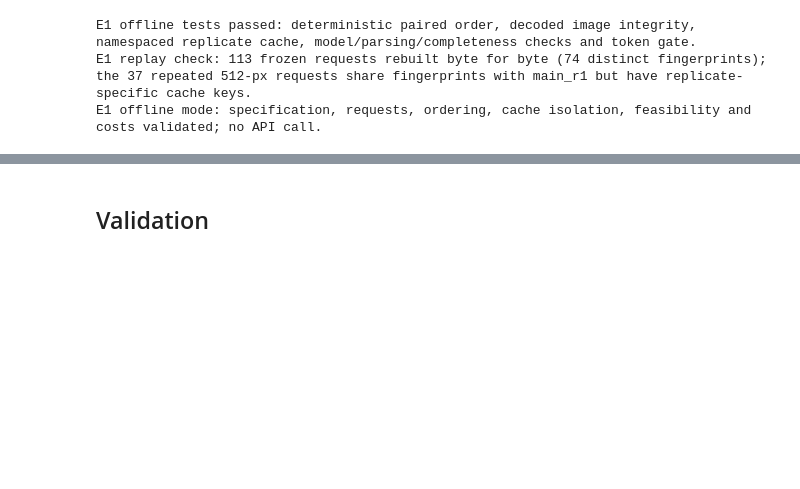
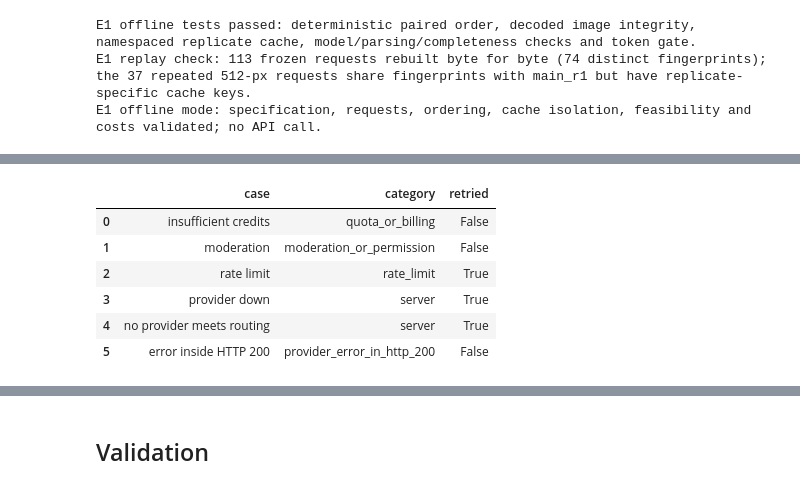
Before and after one commit to ROUSenghak/Multimodal-Document-Intelligence, a Jupyter notebook: notebooks/02_question_answering.ipynb, the cells around one changed output, grey strips where cells are left out. Drawn from its saved outputs; the diff is of its cells as text; code cells hidden in the pictures; blank space fills up the shorter version.

```diff
--- a/notebooks/02_question_answering.ipynb
+++ b/notebooks/02_question_answering.ipynb
@@ -1677,0 +2598,85 @@ E1 offline mode: specification, requests, ordering, cache isolation, feasibility
+# %%
+# Mocked OpenRouter responses as real SDK objects: the request the SDK would send, field extraction and every failure path.
+# No request leaves the machine; these bodies are interface tests and never enter a result.
+OPENROUTER_REQUEST = httpx.Request("POST", "https://openrouter.ai/api/v1/chat/completions")
+
+
+def mock_openrouter_completion(content, *, finish_reason="stop", provider="Parasail", prompt_tokens=1474, cached=0, cost=0.0004,
+                               error=None, choices=True):
+    body = {"id": "gen-mock-0001", "object": "chat.completion", "created": 0, "model": E2_MODEL["model_slug"], "provider": provider,
+            "usage": {"prompt_tokens": prompt_tokens, "completion_tokens": 20, "total_tokens": prompt_tokens + 20, "cost": cost,
+                      "prompt_tokens_details": {"cached_tokens": cached}, "is_byok": False}}
+    if choices:
+        body["choices"] = [{"index": 0, "finish_reason": finish_reason, "native_finish_reason": finish_reason,
+                            "message": {"role": "assistant", "content": content}, **({"error": error} if error else {})}]
+    elif error:
+        body["error"] = error
+    return ChatCompletion.construct(**body)  # the SDK builds responses without validation, as here
+
+
+request = e2_requests[(E2_EXECUTION["technical_smoke_qid"], "E2_Q_768")]
+expected_tokens = request["expected"]["prompt_tokens"]
+
+# 1. What the SDK receives: E1's messages and parameters unchanged, the slug, and the provider block in extra_body only.
+create, calls = scripted(mock_openrouter_completion('{"answer": 63, "cited_pages": [6]}', prompt_tokens=expected_tokens))
+fields = make_openrouter_engine(create)(request["body"])
+sent = calls[0]
+assert sent["messages"] is request["body"]["messages"]  # the E1 messages object itself, not a re-encoding
+assert request_fingerprint(build_e1_request(e1_by_qid.loc[request["qid"]], e1_manifest)) == request["e1_fingerprint"]
+assert {k: sent[k] for k in ("model", "max_tokens", "temperature", "response_format")} == {"model": "qwen/qwen3-vl-8b-instruct", **E2_PARAMETERS}
+assert sent["extra_body"] == {"provider": E2_MODEL["provider_routing"]} and "provider" not in {k for k in sent if k != "extra_body"}
+assert "max_completion_tokens" not in sent and json.loads(json.dumps(sent["extra_body"])) == sent["extra_body"]
+images = [p for p in sent["messages"][1]["content"] if p["type"] == "image_url"]
+assert [hashlib.sha256(base64.b64decode(p["image_url"]["url"].split(",", 1)[1])).hexdigest() for p in images] == request["image_sha256"]
+assert {p["image_url"]["detail"] for p in images} == {"high"}  # sent as in E1; expected to be ignored by a Qwen server
+
+# 2. Field extraction from an OpenRouter body: provider, generation id, cost, cached tokens, native finish reason.
+assert fields["served_provider"] == "Parasail" and fields["served_model"] == E2_MODEL["model_slug"] and fields["generation_id"] == "gen-mock-0001"
+assert fields["cost_usd"] == 0.0004 and fields["cached_prompt_tokens"] == 0 and fields["prompt_tokens"] == expected_tokens
+assert parse_qwen_reply(fields["raw_response"])[:3] == (63, [6], None)
+# Missing provider field: the generation record is looked up (here a stub) instead of trusting the request.
+create, _ = scripted(mock_openrouter_completion('{"answer": 1}', provider=None))
+assert make_openrouter_engine(create, provider_lookup=lambda gid: "Parasail")(request["body"])["served_provider"] == "Parasail"
+
+# 3. Errors delivered inside HTTP 200 (no choices, or finish_reason 'error') are API failures, not empty answers.
+for broken in (mock_openrouter_completion(None, choices=False, error={"code": 502, "message": "Provider returned error"}),
+               mock_openrouter_completion("", finish_reason="error", error={"code": 503, "message": "overloaded"})):
+    create, _ = scripted(broken)
+    try:
+        make_openrouter_engine(create)(request["body"])
+        raise AssertionError("an error inside HTTP 200 was accepted")
+    except E2ProviderError:
+        pass
+
+# 4. Classification of OpenRouter status codes; 402 (no credits) and 403 (moderation) are never retried; keys are redacted.
+or_cases = [
+    ("insufficient credits", mock_status_error(openai.APIStatusError, 402, {"error": {"code": 402, "message": "Insufficient credits"}}), "quota_or_billing", False),
+    ("moderation", mock_status_error(openai.PermissionDeniedError, 403, {"error": {"code": 403, "message": "flagged"}}), "moderation_or_permission", False),
+    ("rate limit", mock_status_error(openai.RateLimitError, 429, {"error": {"code": 429, "message": "Rate limited"}}), "rate_limit", True),
+    ("provider down", mock_status_error(openai.InternalServerError, 502, {"error": {"code": 502, "message": "Provider returned error"}}), "server", True),
+    ("no provider meets routing", mock_status_error(openai.InternalServerError, 503, {"error": {"code": 503, "message": "No endpoints"}}), "server", True),
+    ("error inside HTTP 200", E2ProviderError("Provider returned error"), "provider_error_in_http_200", False),
+]
+assert all(classify_e2_error(e) == (c, r) for _, e, c, r in or_cases)
+auth = mock_status_error(openai.AuthenticationError, 401, {"error": {"code": 401, "message": "Invalid key sk-or-v1-abcd1234efgh"}})
+assert "abcd1234" not in json.dumps(describe_e2_error(auth))
+
+# 5. Through the executor: one 402 is one attempt, stops the run, and leaves later items unsent.
+with tempfile.TemporaryDirectory() as folder:
+    folder = Path(folder)
+    create, calls = scripted(or_cases[0][1])
+    stop = execute_e2_plan(mini_plan, make_openrouter_engine(create), "run_api", {}, folder / "cache.jsonl", folder / "log.jsonl",
+                           stop_on_contract_failure=True, budget_usd=BUDGET)
+    logged = read_jsonl(folder / "log.jsonl")
+    assert stop.startswith("quota_or_billing") and len(calls) == 1 and len(logged) == 1 and logged[0]["error"]["status_code"] == 402
+display(pd.DataFrame([{"case": n, "category": classify_e2_error(e)[0], "retried": classify_e2_error(e)[1]} for n, e, _, _ in or_cases]))
+print("Mocked OpenRouter tests passed: request body (E1 messages, parameters, provider in extra_body), field extraction, provider "
+      "lookup fallback, errors inside HTTP 200, status-code classification, key redaction, and a 402 stop after one attempt.")
+# %% [output]
+|  | case | category | retried |
+| 0 | insufficient credits | quota_or_billing | False |
+| 1 | moderation | moderation_or_permission | False |
+| 2 | rate limit | rate_limit | True |
+| 3 | provider down | server | True |
+| 4 | no provider meets routing | server | True |
+| 5 | error inside HTTP 200 | provider_error_in_http_200 | False |
```
Also changed, not shown: parts of 15 cells of this notebook, 6 other files.
